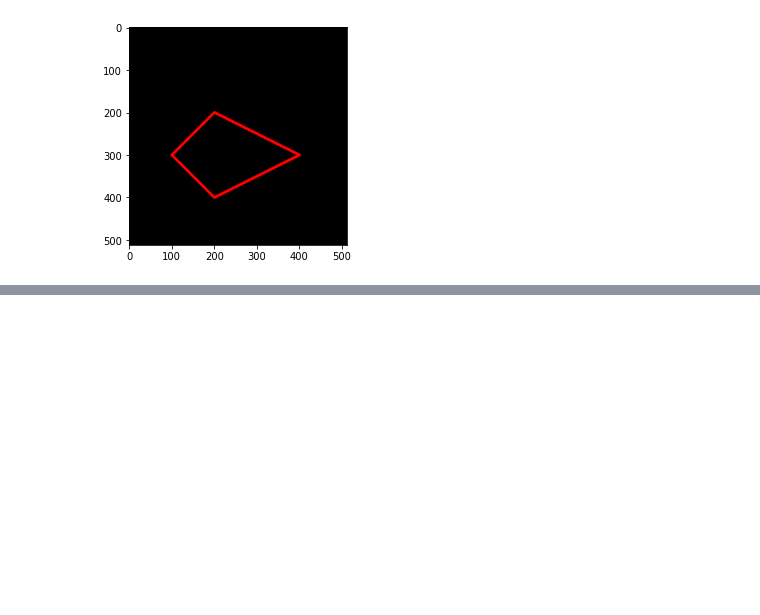
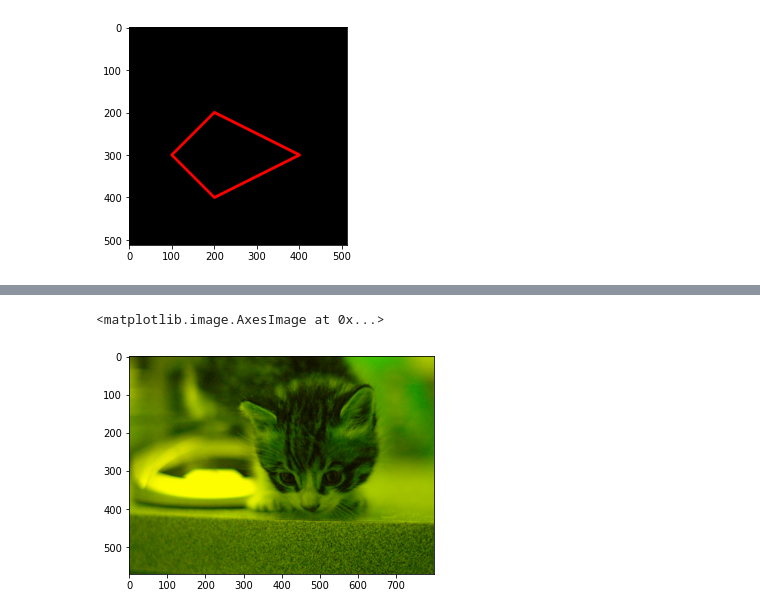
Before and after one commit to rianzulhaq/PCVK_Genap_2021, a Jupyter notebook: Week2.ipynb, the cells around one changed output, grey strips where cells are left out. Saved outputs shown, nothing was run; the diff lists cells and outputs as text; code cells hidden in the pictures; blank space fills up the shorter version.

```diff
--- a/Week2.ipynb
+++ b/Week2.ipynb
@@ -118,0 +126,7 @@ plt.imshow(black_img2)
+# %%
+img_gb = img.copy()
+img_gb [:,:,2] = 0    #Red channel di set 0
+plt.imshow(img_gb)
+# %% [output]
+<matplotlib.image.AxesImage at 0x...>
+[figure, added]
```
Also changed, not shown: parts of 9 cells of this notebook.
